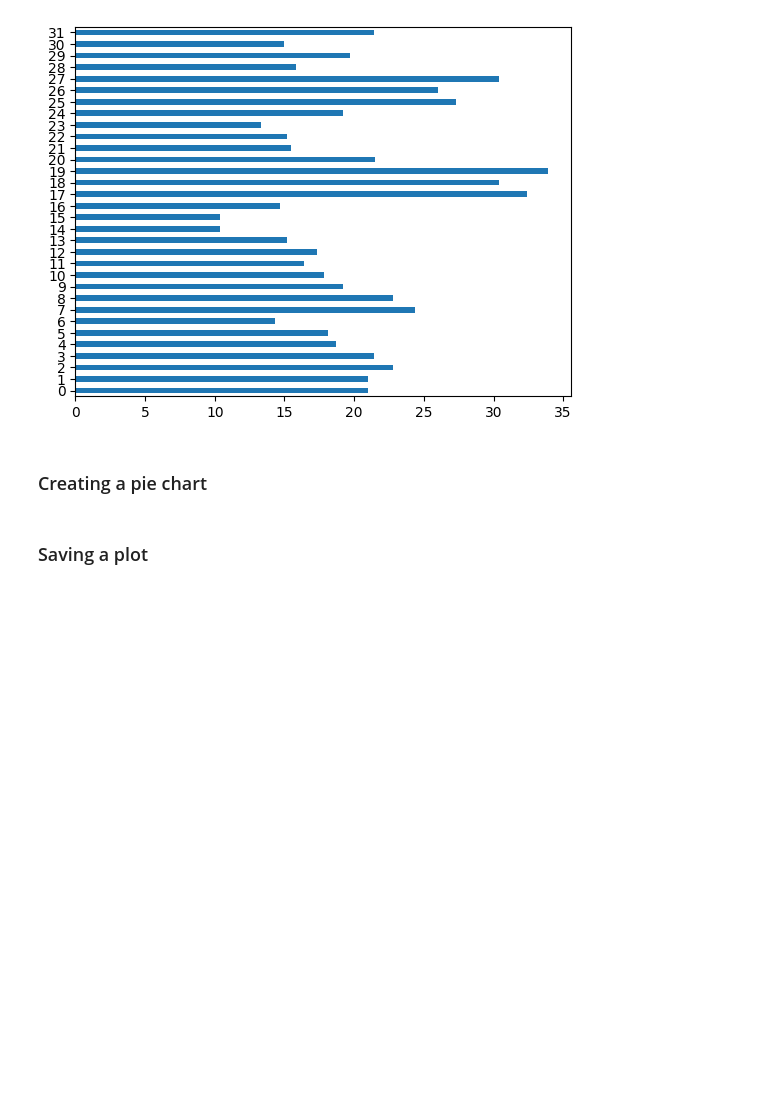
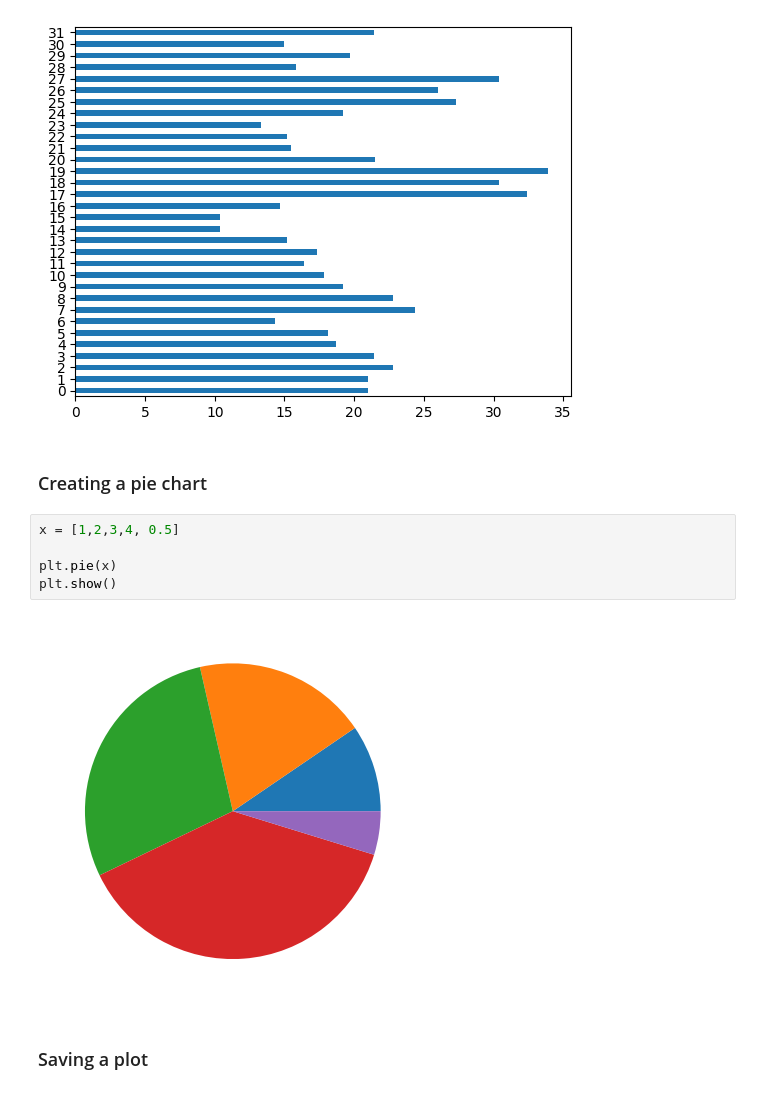
Before and after one commit to MaryWagura/python-for-data-science-and-machine-learning-essential-training-part-1-3006708, a Jupyter notebook: notebooks/04_02b.ipynb, the cells around one changed output. Cells and saved outputs as stored; diff of their text form; blank space fills up the shorter version.

Commit message:
charts

```diff
--- a/notebooks/04_02b.ipynb
+++ b/notebooks/04_02b.ipynb
@@ -60,5 +60,12 @@ mpg.plot(kind='barh')
 [figure]
 # %% [markdown]
 ### Creating a pie chart
+# %%
+x = [1,2,3,4, 0.5]
+
+plt.pie(x)
+plt.show()
+# %% [output]
+[figure, added]
 # %% [markdown]
 ### Saving a plot
```
